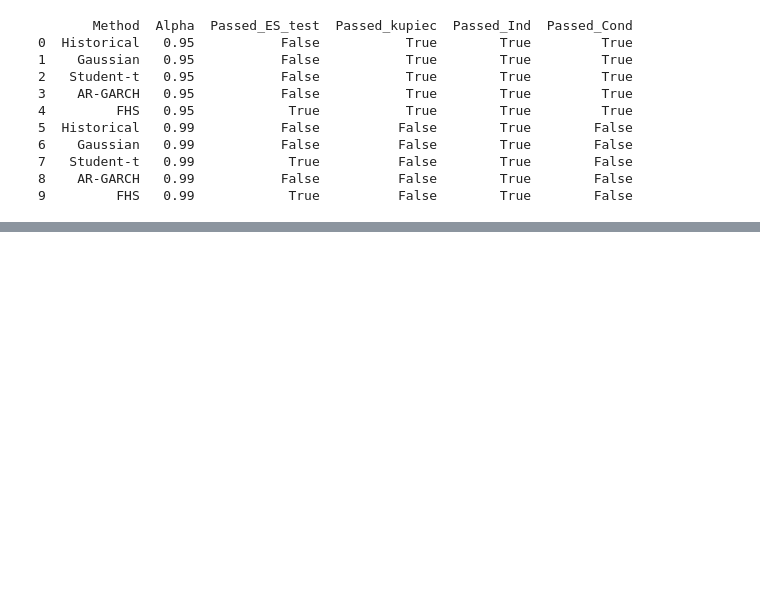
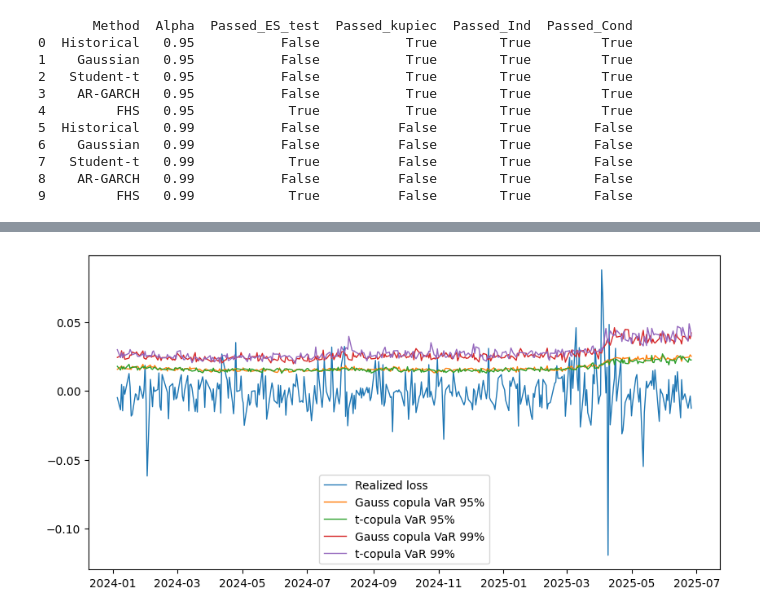
Before and after one commit to Tellefskofteland/QRM_project1, a Jupyter notebook: Project1_template_v2.ipynb, the cells around one changed output, grey strips where cells are left out. Drawn from its saved outputs; the diff is of its cells as text; code cells hidden in the pictures; blank space fills up the shorter version.

```diff
--- a/Project1_template_v2.ipynb
+++ b/Project1_template_v2.ipynb
@@ -1605,0 +1710,16 @@ print(summary[["Method", "Alpha", "Passed_ES_test","Passed_kupiec","Passed_Ind",
+# %%
+import matplotlib.pyplot as plt
+
+realized_returns = log_returns[TICKERS].mean(axis=1)
+L_port = -realized_returns.loc[forecast_dates]
+
+plt.figure(figsize=(10,5))
+plt.plot(forecast_dates, L_port, label="Realized loss", linewidth=1)
+plt.plot(forecast_dates, var_cop[0.95]["Gaussian"], label="Gauss copula VaR 95%", linewidth=1)
+plt.plot(forecast_dates, var_cop[0.95]["Student-t"], label="t-copula VaR 95%", linewidth=1)
+plt.plot(forecast_dates, var_cop[0.99]["Gaussian"], label="Gauss copula VaR 99%", linewidth=1)
+plt.plot(forecast_dates, var_cop[0.99]["Student-t"], label="t-copula VaR 99%", linewidth=1)
+plt.legend()
+plt.show()
+# %% [output]
+[figure, added]
```
Also changed, not shown: parts of 7 cells of this notebook, 3 other files.
